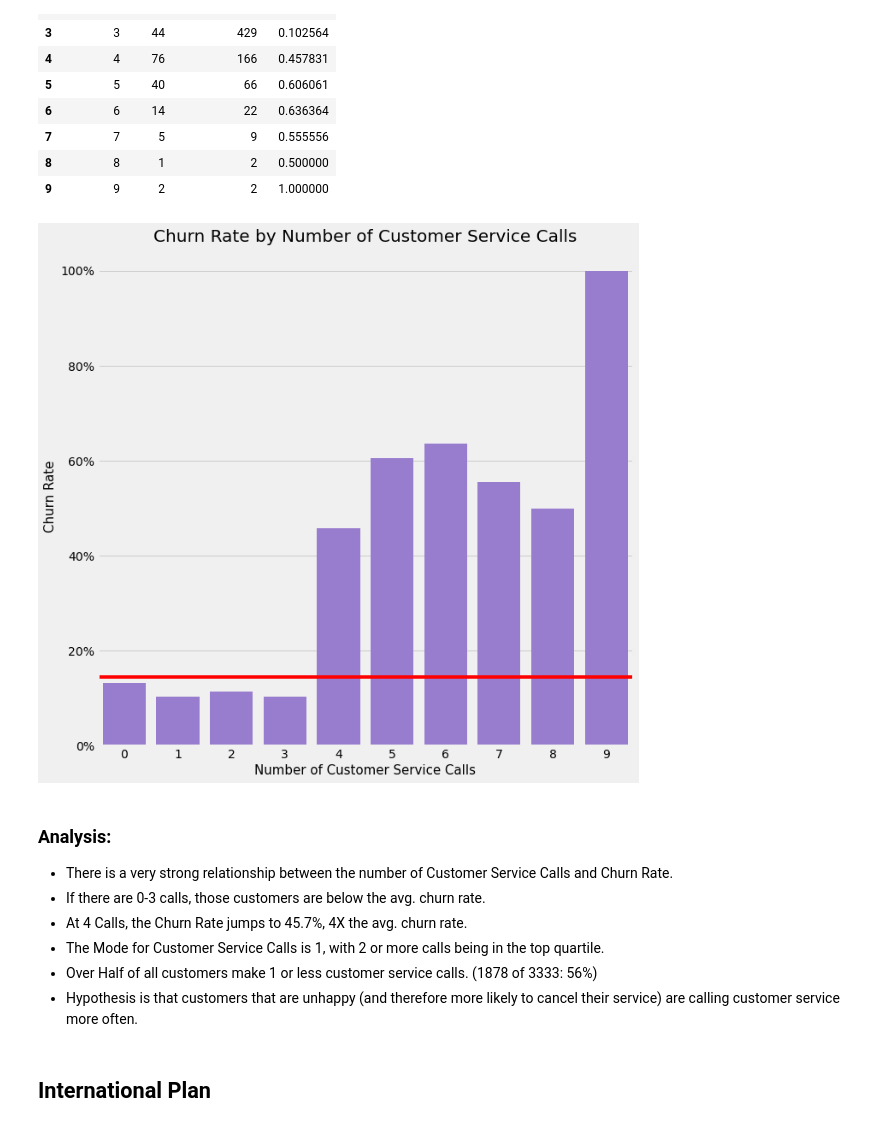
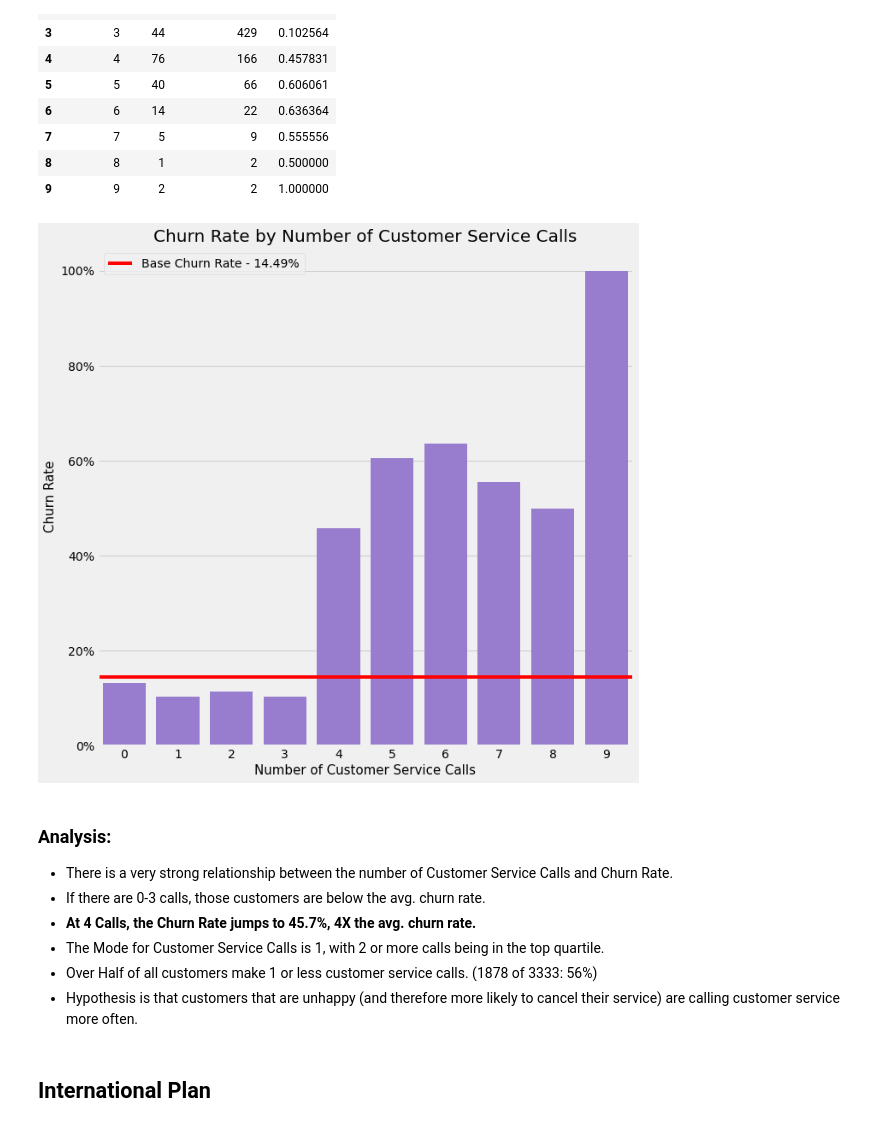
Before and after one commit to jxn628/syriatel-churn-analysis, a Jupyter notebook: student.ipynb, the cells around one changed output. Drawn from its saved outputs; the diff is of its cells as text; code cells hidden in the pictures.

```diff
--- a/student.ipynb
+++ b/student.ipynb
@@ -857,24 +762,25 @@ cs_churn_df
 # %%
 fig, ax = plt.subplots(figsize=(10,10))
 p = sns.barplot(x="#_of_calls", y="churn_rate", data=cs_churn_df, color='mediumpurple');
 
 p.set_xlabel("Number of Customer Service Calls", fontsize = 15)
 p.set_ylabel("Churn Rate", fontsize = 15)
 
 ax.yaxis.set_major_formatter(mtick.PercentFormatter(xmax=1, decimals=None, symbol='%', is_latex=False))
 p.set_title("Churn Rate by Number of Customer Service Calls", fontsize = 20)
 plt.figsize=(30,20)
-plt.axhline(y=.145, color='red')
+line = plt.axhline(y=.145, color='red')
 plt.savefig('images/project_3_CS_Churn_Rate')
+ax.legend([line], ['Base Churn Rate - 14.49%'])
 
 plt.show();
 # %% [output]
-[figure, old version]
+[figure, new version]
 # %% [markdown]
 ### Analysis:
 - There is a very strong relationship between the number of Customer Service Calls and Churn Rate.
 - If there are 0-3 calls, those customers are below the avg. churn rate.
-- At 4 Calls, the Churn Rate jumps to 45.7%, 4X the avg. churn rate.
+- <b>At 4 Calls, the Churn Rate jumps to 45.7%, 4X the avg. churn rate.</b>
 - The Mode for Customer Service Calls is 1, with 2 or more calls being in the top quartile.
 - Over Half of all customers make 1 or less customer service calls. (1878 of 3333: 56%)
 - Hypothesis is that customers that are unhappy (and therefore more likely to cancel their service) are calling customer service more often.
```
Also changed, not shown: parts of 57 cells of this notebook.
